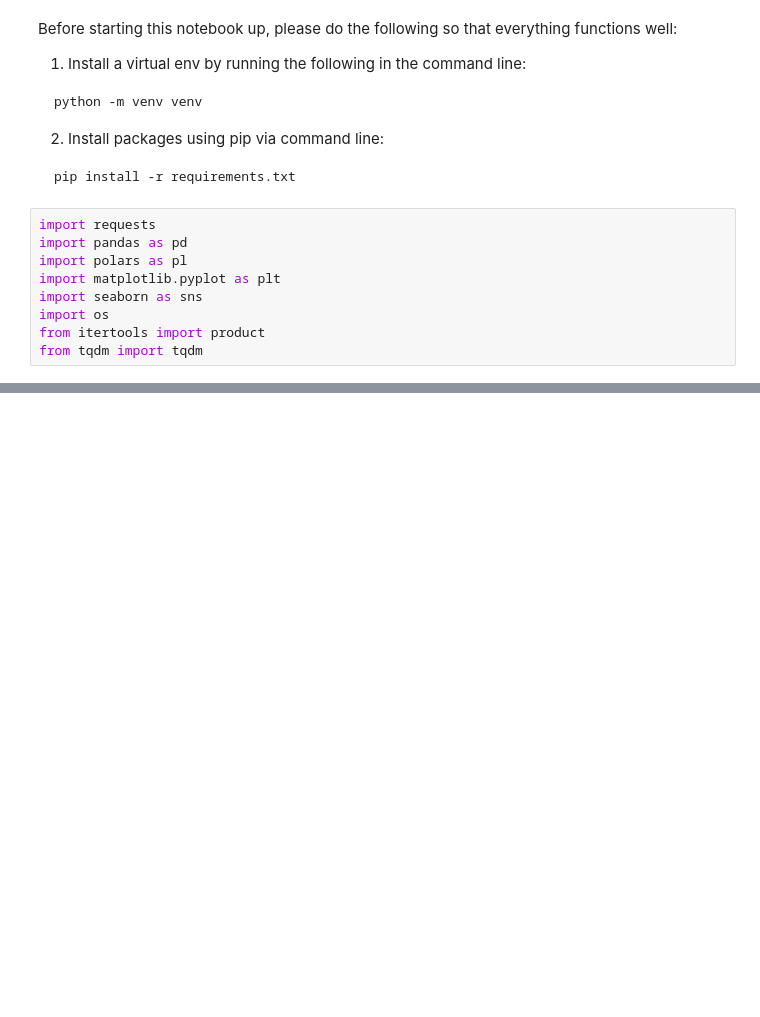
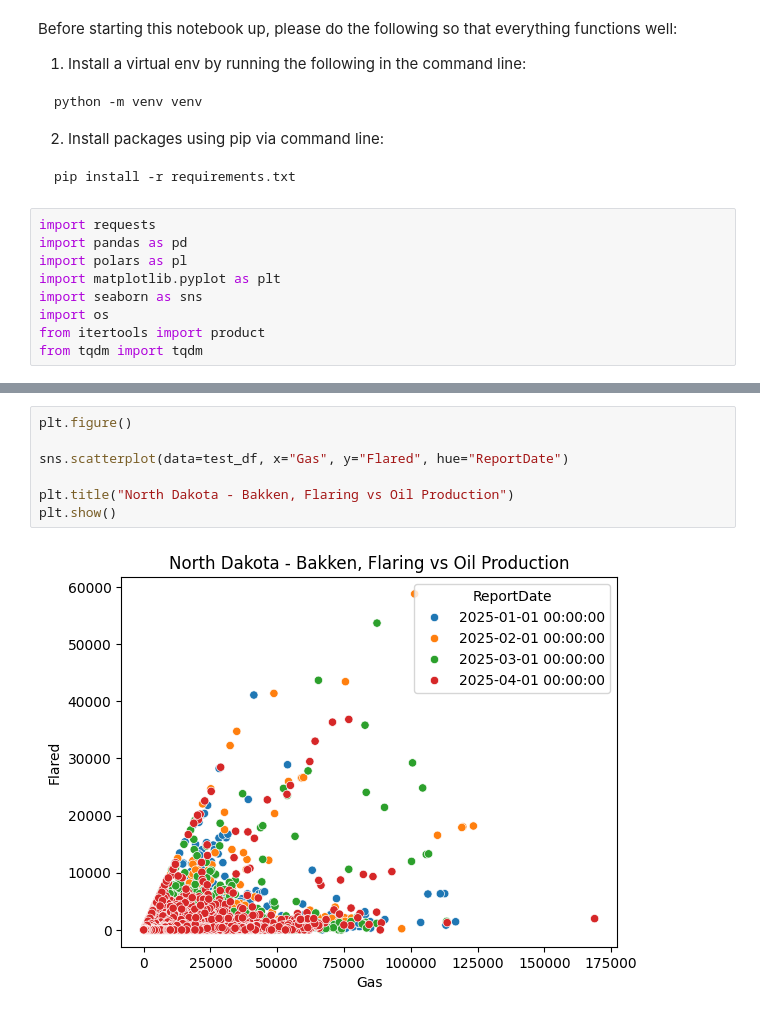
Before and after one commit to aangelsalazarr/emissions_tracker, a Jupyter notebook: bakken_ET.ipynb, the cells around one changed output, grey strips where cells are left out. Cells and saved outputs as stored; diff of their text form; blank space fills up the shorter version.

```diff
--- a/bakken_ET.ipynb
+++ b/bakken_ET.ipynb
@@ -118,0 +135,9 @@ None
+# %%
+plt.figure()
+
+sns.scatterplot(data=test_df, x="Gas", y="Flared", hue="ReportDate")
+
+plt.title("North Dakota - Bakken, Flaring vs Oil Production")
+plt.show()
+# %% [output]
+[figure, added]
```
Also changed, not shown: parts of 8 cells of this notebook, 1 other file.
